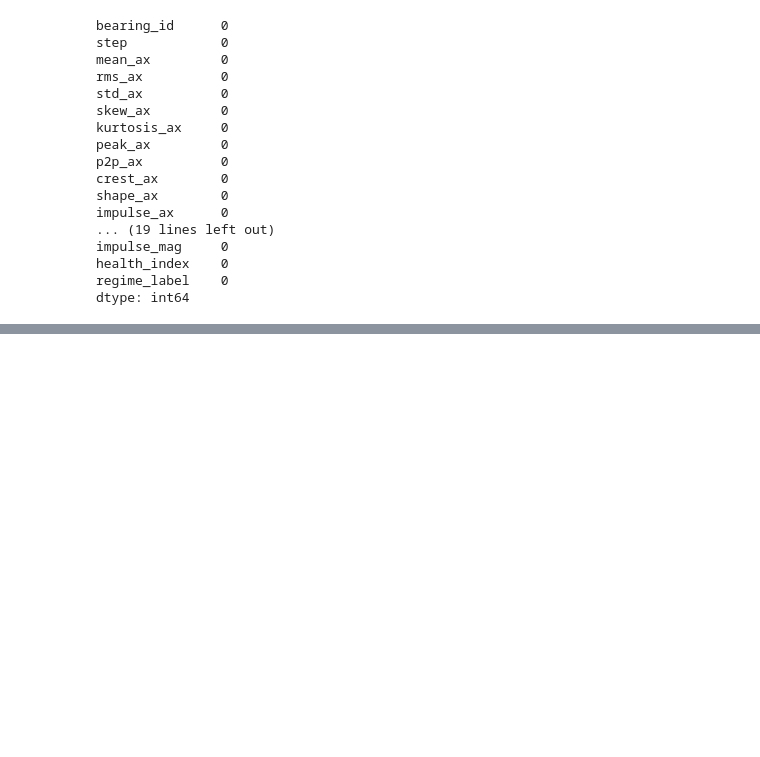
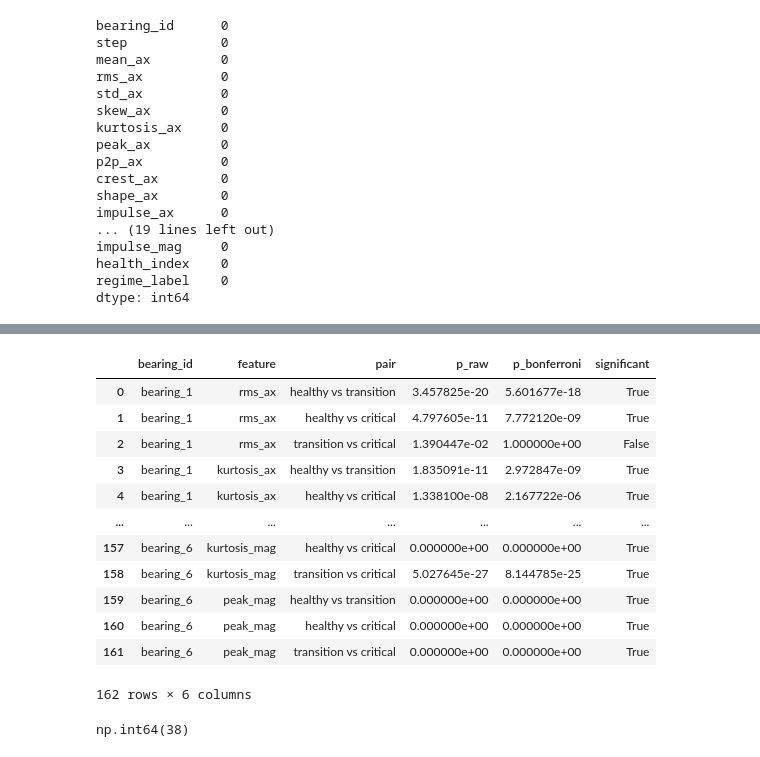
Before and after one commit to AE1024/NASA-PROJECT-FEMTO, a Jupyter notebook: notebooks/04_statistical_validation.ipynb, the cells around one changed output, grey strips where cells are left out. Cells and saved outputs as stored; diff of their text form; code cells hidden in the pictures; blank space fills up the shorter version.

```diff
--- a/notebooks/04_statistical_validation.ipynb
+++ b/notebooks/04_statistical_validation.ipynb
@@ -346 +404,49 @@ print(summary.to_string(index=False))
  bearing_6                   9                       8               9
+# %%
+# Pairwise post-hoc comparisons with Bonferroni correction (which specific pair differs?)
+from itertools import combinations
+
+def pairwise_bonferroni(df, bearing_id, feature, n_total_comparisons):
+    b_data = df[df['bearing_id'] == bearing_id]
+    regimes = [r for r in ['healthy', 'transition', 'critical']
+               if (b_data['regime_label'] == r).sum() > 5]
+    pairs = list(combinations(regimes, 2))
+
+    results = []
+    for r1, r2 in pairs:
+        g1 = b_data[b_data['regime_label'] == r1][feature]
+        g2 = b_data[b_data['regime_label'] == r2][feature]
+        _, p = stats.mannwhitneyu(g1, g2, alternative='two-sided')
+        p_adjusted = min(p * n_total_comparisons, 1.0)
+        results.append({
+            'bearing_id': bearing_id, 'feature': feature,
+            'pair': f'{r1} vs {r2}', 'p_raw': float(p),
+            'p_bonferroni': float(p_adjusted),
+            'significant': p_adjusted < 0.05,
+        })
+    return results
+
+n_bearings = hi_results['bearing_id'].nunique()
+n_total_comparisons = n_bearings * len(key_features) * 3  # 3 olası çift: healthy-transition, transition-critical, healthy-critical
+
+pairwise_rows = []
+for bid in hi_results['bearing_id'].unique():
+    for feature in key_features:
+        pairwise_rows.extend(pairwise_bonferroni(hi_results, bid, feature, n_total_comparisons))
+
+pairwise_results = pd.DataFrame(pairwise_rows)
+pairwise_results
+# %% [output]
+|  | bearing_id | feature | pair | p_raw | p_bonferroni | significant |
+| 0 | bearing_1 | rms_ax | healthy vs transition | 3.457825e-20 | 5.601677e-18 | True |
+| 1 | bearing_1 | rms_ax | healthy vs critical | 4.797605e-11 | 7.772120e-09 | True |
+| 2 | bearing_1 | rms_ax | transition vs critical | 1.390447e-02 | 1.000000e+00 | False |
+| 3 | bearing_1 | kurtosis_ax | healthy vs transition | 1.835091e-11 | 2.972847e-09 | True |
+| 4 | bearing_1 | kurtosis_ax | healthy vs critical | 1.338100e-08 | 2.167722e-06 | True |
+| ... | ... | ... | ... | ... | ... | ... |
+| 157 | bearing_6 | kurtosis_mag | healthy vs critical | 0.000000e+00 | 0.000000e+00 | True |
+| 158 | bearing_6 | kurtosis_mag | transition vs critical | 5.027645e-27 | 8.144785e-25 | True |
+| 159 | bearing_6 | peak_mag | healthy vs transition | 0.000000e+00 | 0.000000e+00 | True |
+| 160 | bearing_6 | peak_mag | healthy vs critical | 0.000000e+00 | 0.000000e+00 | True |
+| 161 | bearing_6 | peak_mag | transition vs critical | 0.000000e+00 | 0.000000e+00 | True |
+162 rows × 6 columns
@@ -346,0 +455,4 @@ print(summary.to_string(index=False))
+# %%
+pairwise_results_f.sum()
+# %% [output]
+np.int64(38)
```
Also changed, not shown: parts of 16 cells of this notebook.
